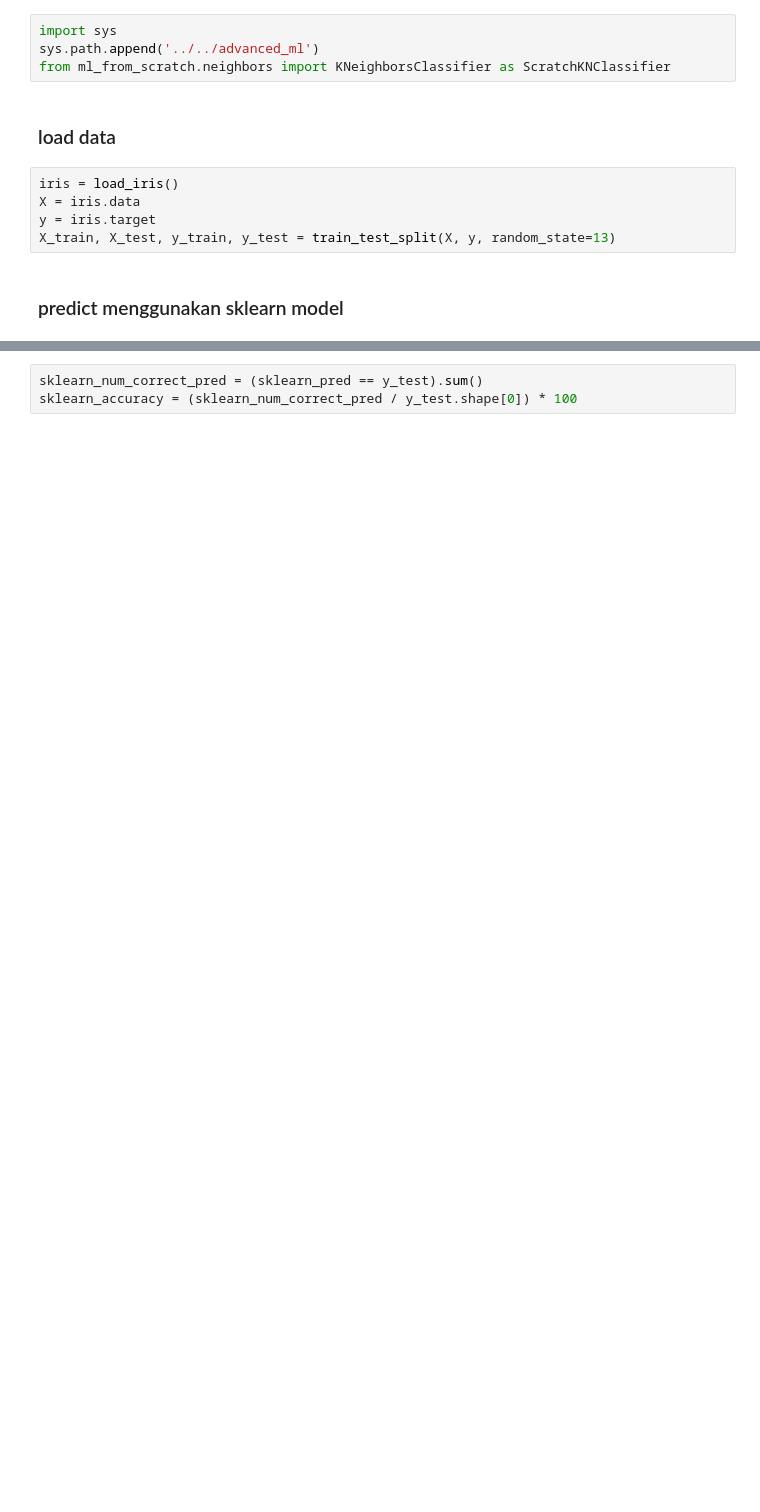
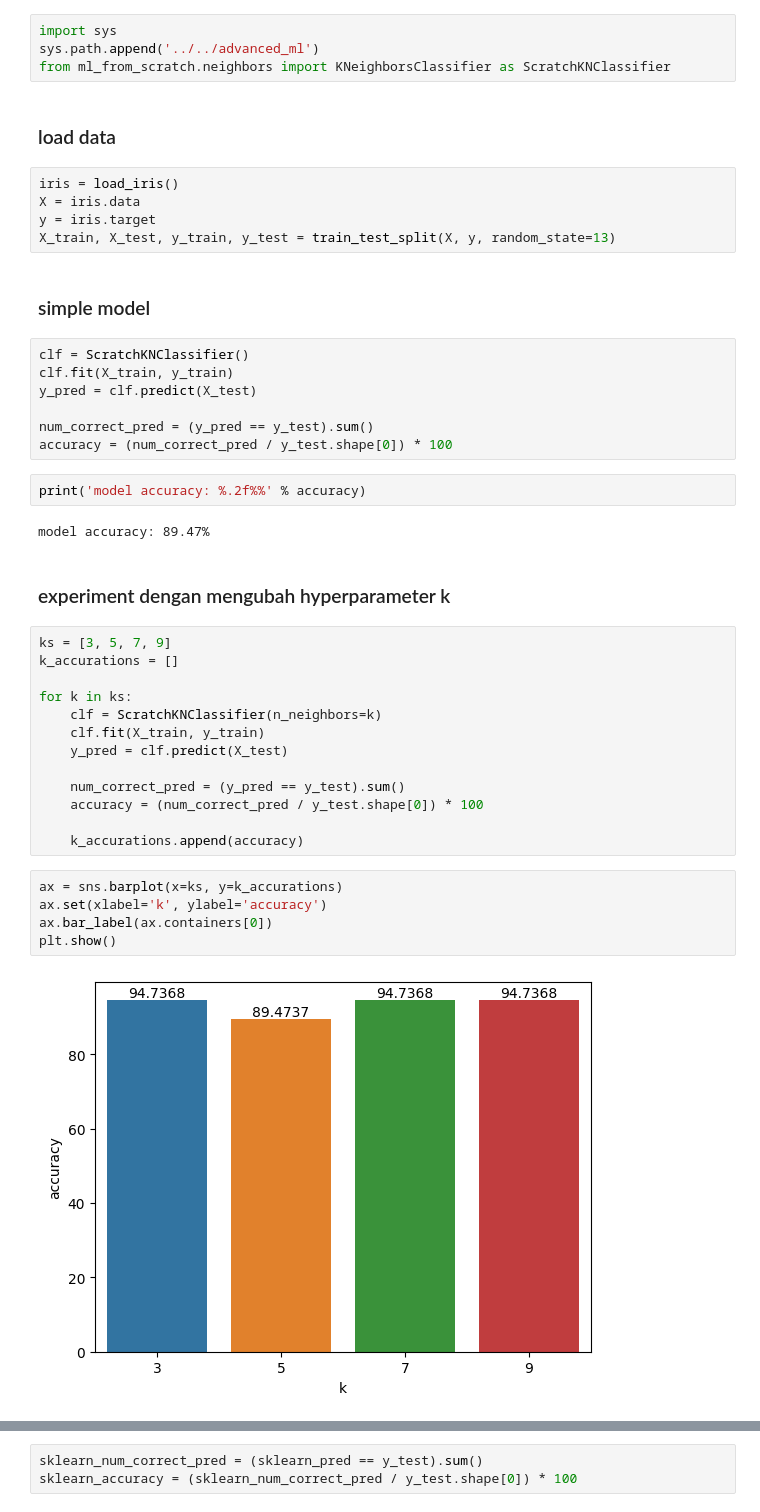
Before and after one commit to zain3ie/ml_from_scratch, a Jupyter notebook: notebook/test.ipynb, the cells around one changed output, grey strips where cells are left out. Cells and saved outputs as stored; diff of their text form; blank space fills up the shorter version.

Commit message:
crete hyperparameter testing

```diff
--- a/notebook/test.ipynb
+++ b/notebook/test.ipynb
@@ -16,4 +19,37 @@ X = iris.data
 y = iris.target
 X_train, X_test, y_train, y_test = train_test_split(X, y, random_state=13)
 # %% [markdown]
-### predict menggunakan sklearn model
+### simple model
+# %%
+clf = ScratchKNClassifier()
+clf.fit(X_train, y_train)
+y_pred = clf.predict(X_test)
+
+num_correct_pred = (y_pred == y_test).sum()
+accuracy = (num_correct_pred / y_test.shape[0]) * 100
+# %%
+print('model accuracy: %.2f%%' % accuracy)
+# %% [output]
+model accuracy: 89.47%
+# %% [markdown]
+### experiment dengan mengubah hyperparameter k
+# %%
+ks = [3, 5, 7, 9]
+k_accurations = []
+
+for k in ks:
+    clf = ScratchKNClassifier(n_neighbors=k)
+    clf.fit(X_train, y_train)
+    y_pred = clf.predict(X_test)
+
+    num_correct_pred = (y_pred == y_test).sum()
+    accuracy = (num_correct_pred / y_test.shape[0]) * 100
+
+    k_accurations.append(accuracy)
+# %%
+ax = sns.barplot(x=ks, y=k_accurations)
+ax.set(xlabel='k', ylabel='accuracy')
+ax.bar_label(ax.containers[0])
+plt.show()
+# %% [output]
+[figure, added]
```
Also changed, not shown: parts of 11 cells of this notebook.
